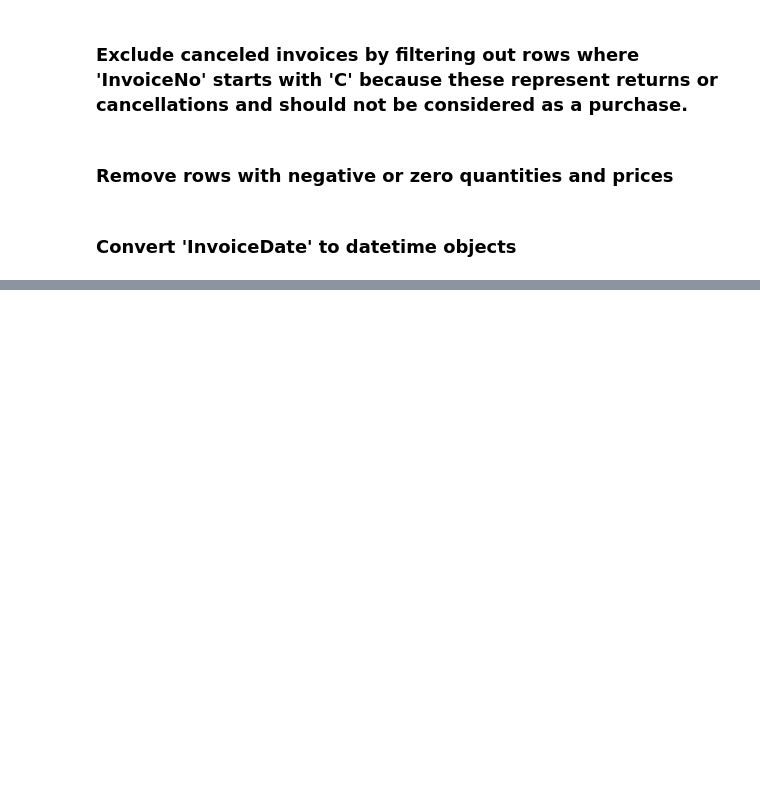
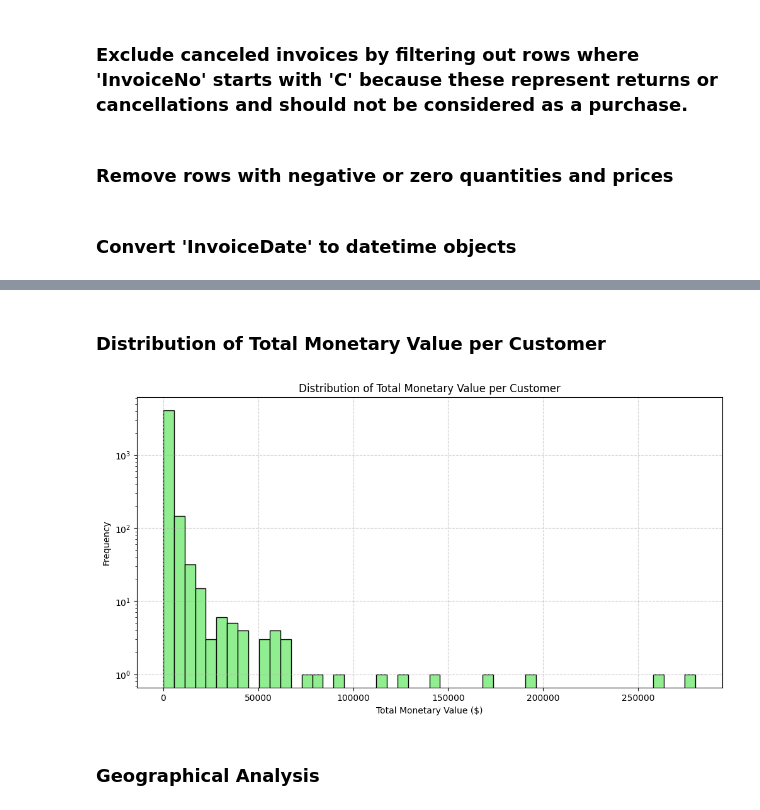
Before and after one commit to Sumit-Prasad01/Customer-Segmentation-and-Product-Recommendations, a Jupyter notebook: notebooks/02_data_preprocessing.ipynb, the cells around one changed output, grey strips where cells are left out. Saved outputs shown, nothing was run; the diff lists cells and outputs as text; code cells hidden in the pictures; blank space fills up the shorter version.

```diff
--- a/notebooks/02_data_preprocessing.ipynb
+++ b/notebooks/02_data_preprocessing.ipynb
@@ -144,0 +288,12 @@ df_cleaned.shape
+# %%
+reference_date = Recommendation_df['InvoiceDate'].max() + pd.Timedelta(days=1)
+
+# Calculate RFM
+rfm_df = Recommendation_df.groupby('CustomerID').agg(
+    Recency=('InvoiceDate', lambda date: (reference_date - date.max()).days),
+    Frequency=('InvoiceNo', 'nunique'),
+    Monetary=('TotalPrice', 'sum')
+).reset_index()
+
+print("\nRFM features calculated. Preview of RFM DataFrame:")
+print(rfm_df.head())
@@ -144,0 +371,17 @@ df_cleaned.shape
+# %% [markdown]
+### Distribution of Total Monetary Value per Customer
+# %%
+plt.figure(figsize=(12, 6))
+plt.hist(rfm_df['Monetary'], bins=50, color='lightgreen', edgecolor='black')
+plt.title('Distribution of Total Monetary Value per Customer')
+plt.xlabel('Total Monetary Value ($)')
+plt.ylabel('Frequency')
+plt.yscale('log')
+plt.grid(True, linestyle='--', alpha=0.6)
+plt.savefig('../visuals/After_Cleaning/Recommendation_Model/EDA/customer_monetary_distribution.png')
+plt.show()
+plt.close()
+# %% [output]
+[figure, added]
+# %% [markdown]
+### Geographical Analysis
```
Also changed, not shown: parts of 52 cells of this notebook, 12 other files.
